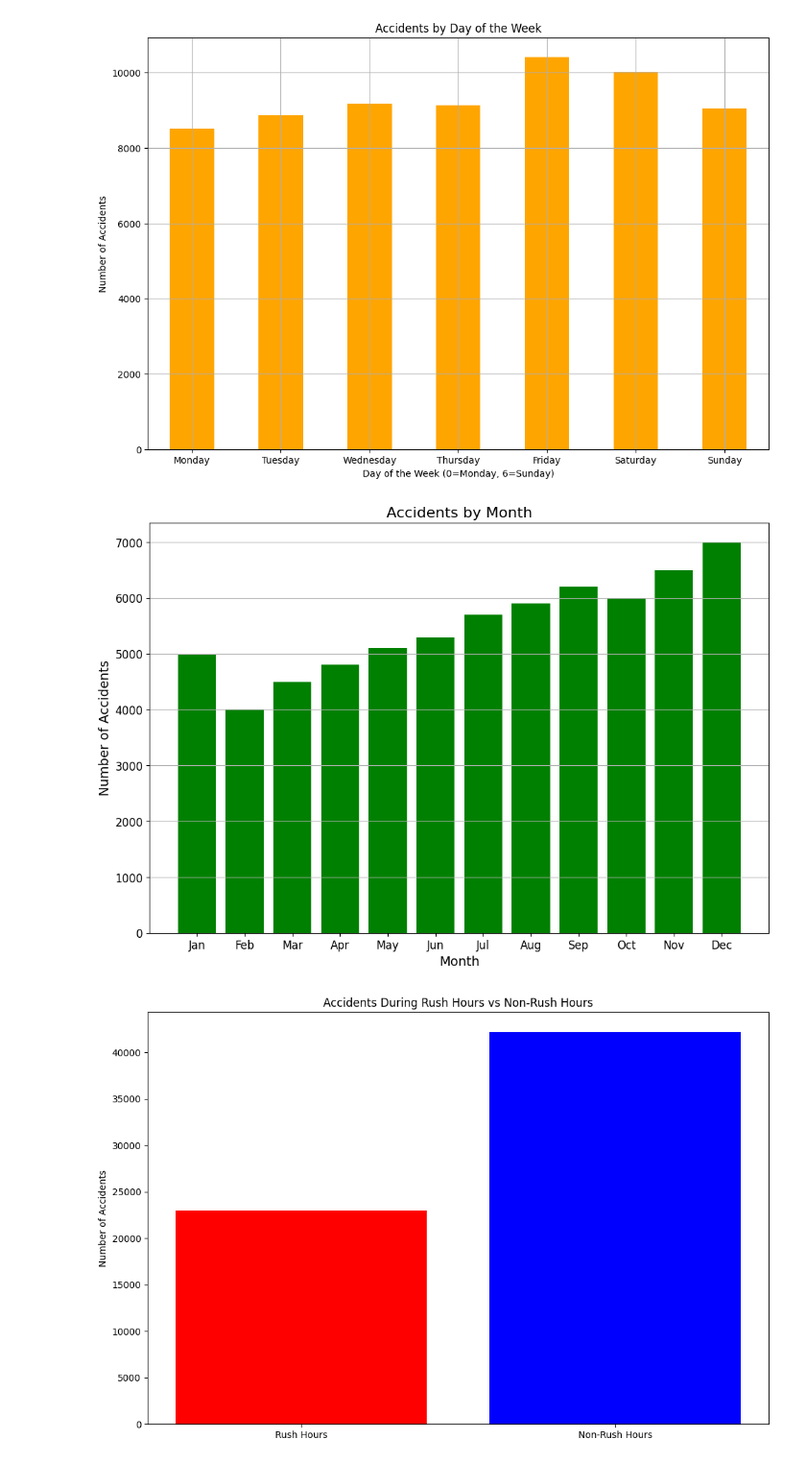
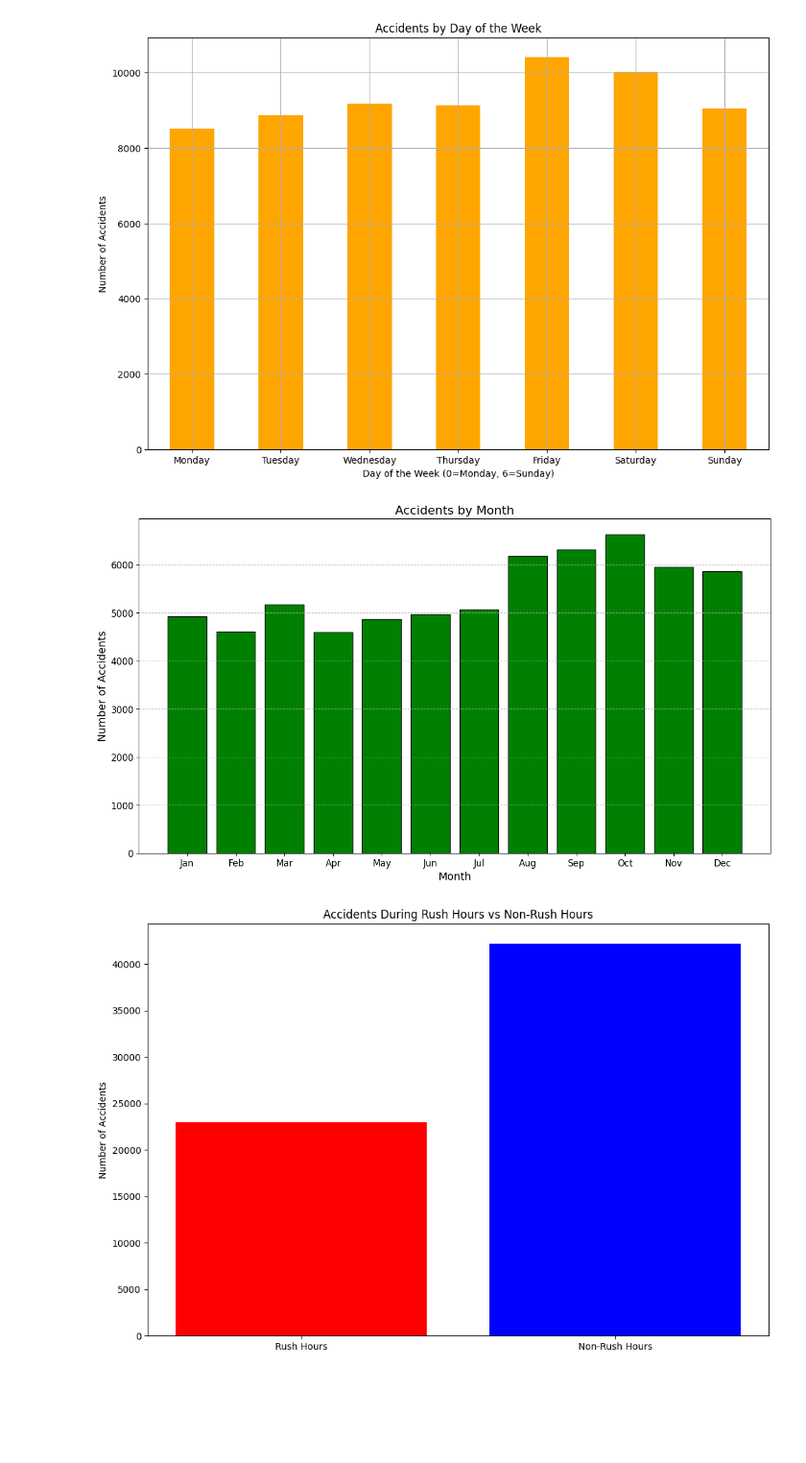
Before and after one commit to wanjingyan23/data_analytics.projects, a Jupyter notebook: Wanjing_Yan_Project.ipynb, the cells around one changed output. Shown at 96% size. Cells and saved outputs as stored; diff of their text form; code cells hidden in the pictures; blank space fills up the shorter version.

```diff
--- a/Wanjing_Yan_Project.ipynb
+++ b/Wanjing_Yan_Project.ipynb
@@ -280,24 +253,8 @@ collisions['full_address'] = collisions.apply(create_full_address, axis=1)
 # %% [markdown]
 ### Feature Enginnering
-# %%
-collisions['date'] = collisions['date_time'].dt.date
-collisions['time'] = collisions['date_time'].dt.time
-collisions['day'] = collisions['date_time'].dt.day
-collisions['hour'] = collisions['date_time'].dt.hour
-collisions['month'] = collisions['date_time'].dt.month
-
-# Define season based on month
-def get_season(month):
-    if month in [12, 1, 2]:
-        return 'Winter'
-    elif month in [3, 4, 5]:
-        return 'Spring'
-    elif month in [6, 7, 8]:
-        return 'Summer'
-    elif month in [9, 10, 11]:
-        return 'Fall'
-
-collisions['season'] = collisions['month'].apply(get_season)
+# %%
+collisions['severity'] = collisions['injured'] + collisions['killed']
+traffic['total_count'] = traffic[direction_columns].sum(axis=1)
 # %% [markdown]
 # EDA
 # %% [markdown]
@@ -427,24 +372,23 @@ plt.show()
 # %% [output]
 [figure]
 # %%
+collisions['month'] = collisions['date_time'].dt.month
+accidents_by_month = collisions['month'].value_counts().sort_index()
+
+# Define months
 months = ['Jan', 'Feb', 'Mar', 'Apr', 'May', 'Jun', 'Jul', 'Aug', 'Sep', 'Oct', 'Nov', 'Dec']
 
-# Replace this with your actual accident counts
-accidents_by_month = [5000, 4000, 4500, 4800, 5100, 5300, 5700, 5900, 6200, 6000, 6500, 7000]  # example data
-
-# Create a bar chart
-fig, ax = plt.subplots(figsize=(12, 8), facecolor='white')
+fig, ax = plt.subplots(figsize=(15, 8), facecolor='white')
 ax.set_facecolor('white')
-ax.bar(months, accidents_by_month, color='green')
+ax.bar(months, accidents_by_month, color='green', edgecolor='black')
 ax.set_xlabel('Month', fontsize=14)
 ax.set_ylabel('Number of Accidents', fontsize=14)
 ax.set_title('Accidents by Month', fontsize=16)
-plt.grid(axis='y')  # Add gridlines for better readability
+plt.grid(axis='y', linestyle='--', alpha=0.7)
 plt.xticks(fontsize=12)
 plt.yticks(fontsize=12)
 
-# Display the chart
 plt.show()
 # %% [output]
-[figure, old version]
+[figure, new version]
 # %%
```
Also changed, not shown: parts of 59 cells of this notebook.
